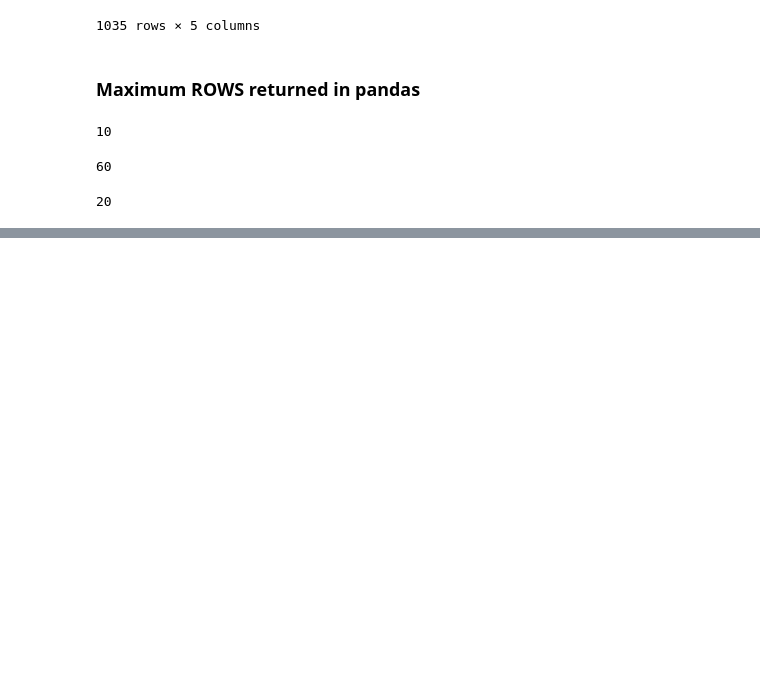
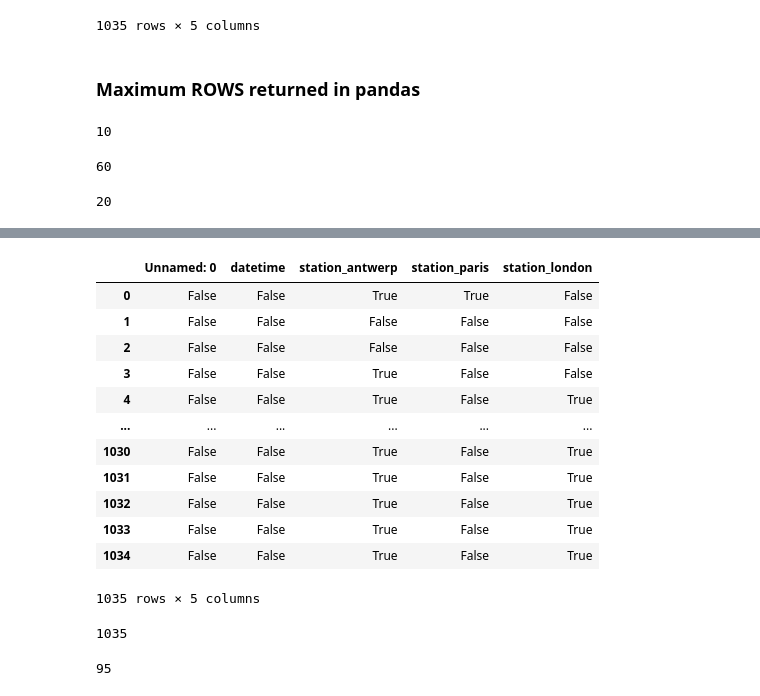
Before and after one commit to Dipak-Jagadale/Pandas, a Jupyter notebook: Dipak_start_to_end_Pandas.ipynb, the cells around one changed output, grey strips where cells are left out. Saved outputs shown, nothing was run; the diff lists cells and outputs as text; code cells hidden in the pictures; blank space fills up the shorter version.

```diff
--- a/Dipak_start_to_end_Pandas.ipynb
+++ b/Dipak_start_to_end_Pandas.ipynb
@@ -798,0 +908,2 @@ print(pd.options.display.max_columns)
+# %%
+df1 = df.copy()
@@ -798,0 +935,24 @@ print(pd.options.display.max_columns)
+# %%
+df1.isnull()
+# %% [output]
+|  | Unnamed: 0 | datetime | station_antwerp | station_paris | station_london |
+| 0 | False | False | True | True | False |
+| 1 | False | False | False | False | False |
+| 2 | False | False | False | False | False |
+| 3 | False | False | True | False | False |
+| 4 | False | False | True | False | True |
+| ... | ... | ... | ... | ... | ... |
+| 1030 | False | False | True | False | True |
+| 1031 | False | False | True | False | True |
+| 1032 | False | False | True | False | True |
+| 1033 | False | False | True | False | True |
+| 1034 | False | False | True | False | True |
+1035 rows × 5 columns
+# %%
+len(df1)
+# %% [output]
+1035
+# %%
+1035-940
+# %% [output]
+95
```
Also changed, not shown: parts of 16 cells of this notebook.
